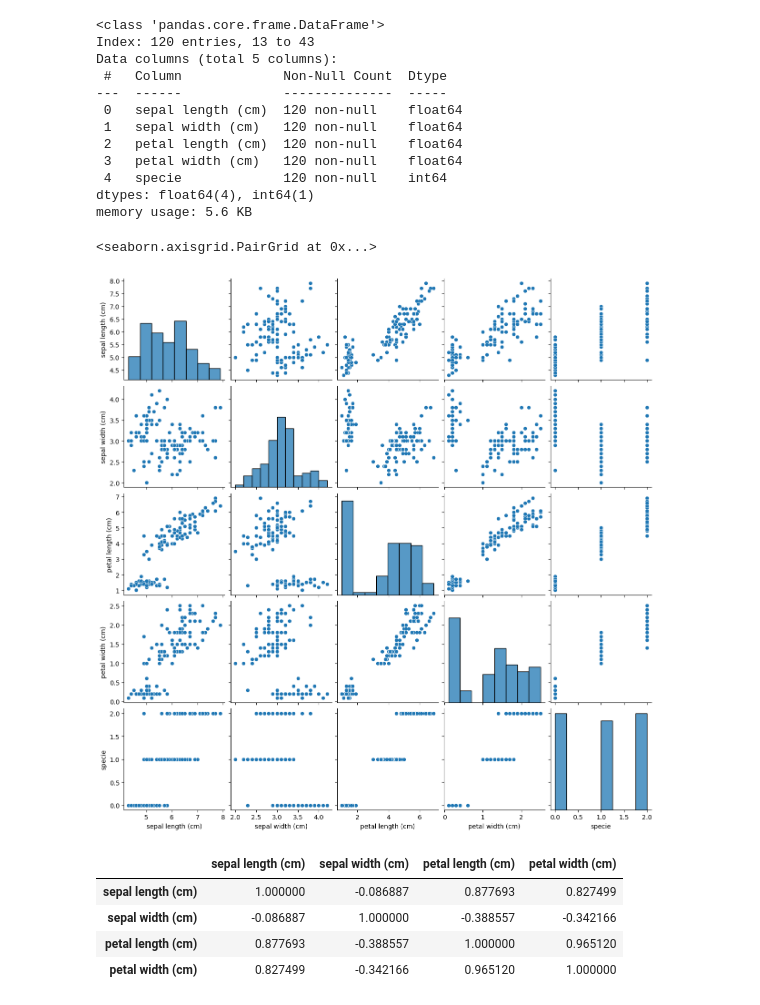
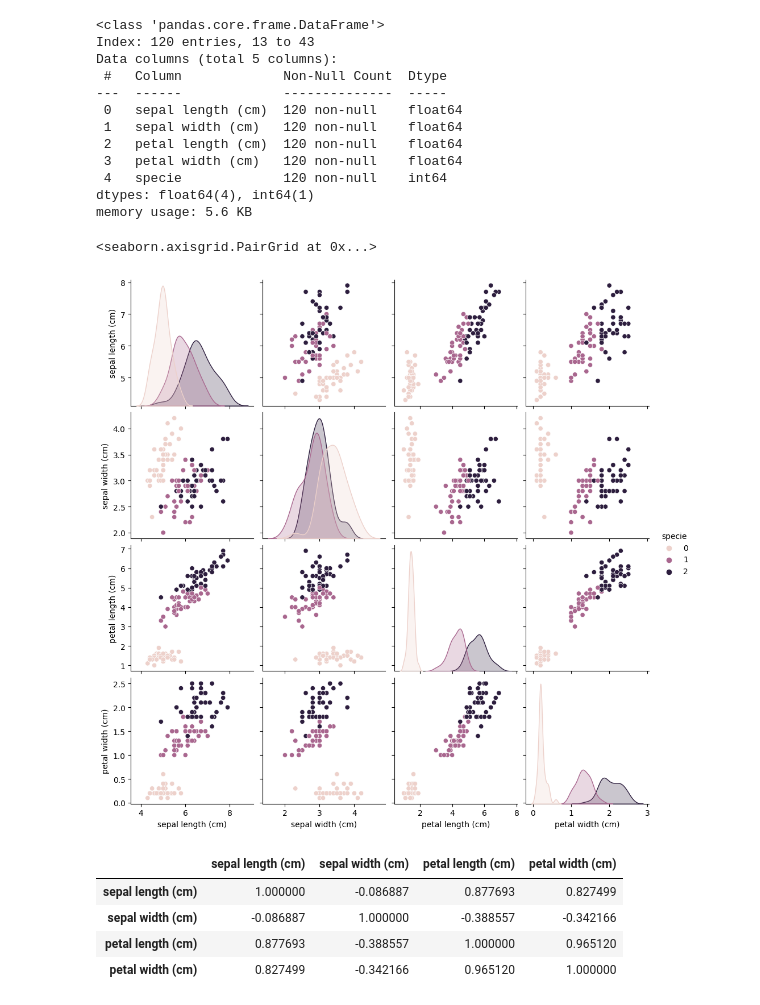
Before and after one commit to arnaldochm/knn_algorithm, a Jupyter notebook: notebooks/notebook.ipynb, the cells around one changed output. Cells and saved outputs as stored; diff of their text form; code cells hidden in the pictures.

```diff
--- a/notebooks/notebook.ipynb
+++ b/notebooks/notebook.ipynb
@@ -60,10 +60,10 @@ Data columns (total 5 columns):
 dtypes: float64(4), int64(1)
 memory usage: 5.6 KB
 # %%
-sns.pairplot(data=df_train)
+sns.pairplot(data=df_train, hue='specie')
 # %% [output]
 <seaborn.axisgrid.PairGrid at 0x...>
-[figure, old version]
+[figure, new version]
 # %%
 df_train.drop(['specie'],axis=1).corr()
 # %% [output]
```
